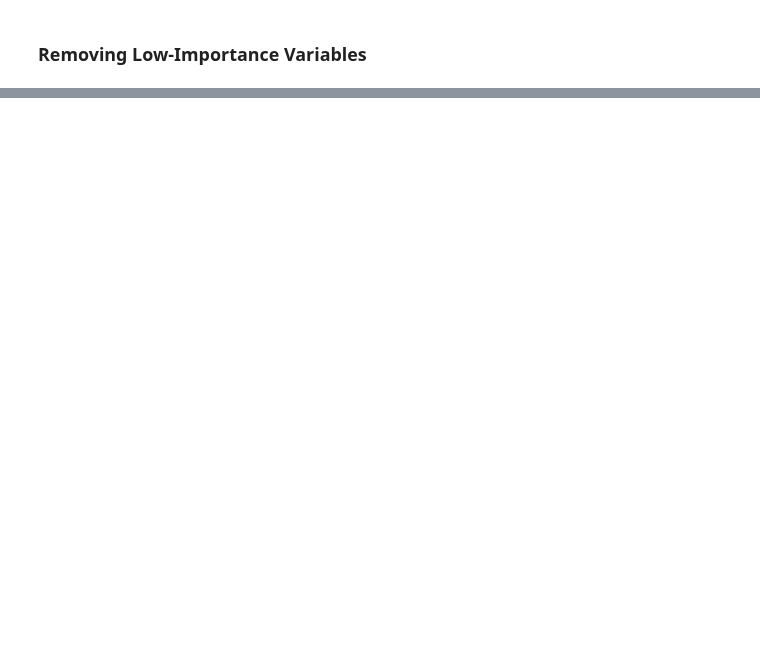
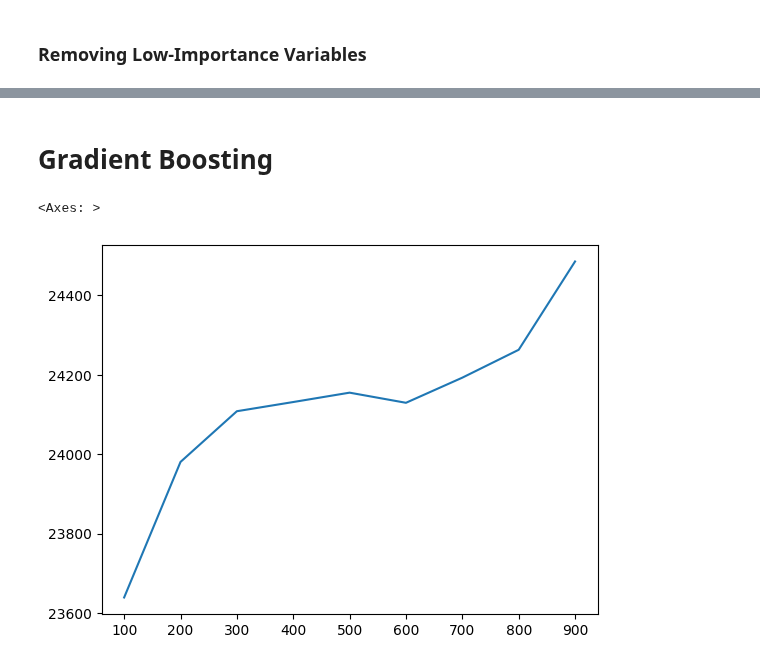
Before and after one commit to pangda0xff/fastbook, a Jupyter notebook: mywork/House Prices Prediction.ipynb, the cells around one changed output, grey strips where cells are left out. Cells and saved outputs as stored; diff of their text form; code cells hidden in the pictures; blank space fills up the shorter version.

```diff
--- a/mywork/House Prices Prediction.ipynb
+++ b/mywork/House Prices Prediction.ipynb
@@ -261,0 +170,2 @@ Successfully submitted to House Prices - Advanced Regression Techniques
+# %% [markdown]
+# Gradient Boosting
@@ -261,0 +174,12 @@ Successfully submitted to House Prices - Advanced Regression Techniques
+# %%
+loss = []
+for n in range(100, 1000, 100):
+    gbx = GradientBoostingRegressor(n_estimators=n)
+    gbx.fit(train_xs_i, train_y)
+    loss.append(m_rmse(gbx, valid_xs_i, valid_y))
+
+ls_s = pd.Series(loss, index= range(100, 1000, 100))
+ls_s.plot()
+# %% [output]
+<Axes: >
+[figure, added]
```
Also changed, not shown: parts of 35 cells of this notebook, 2 other files.
